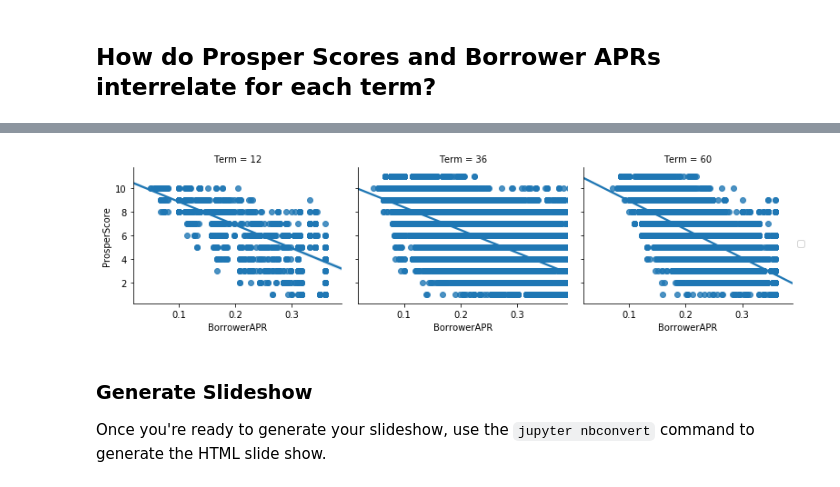
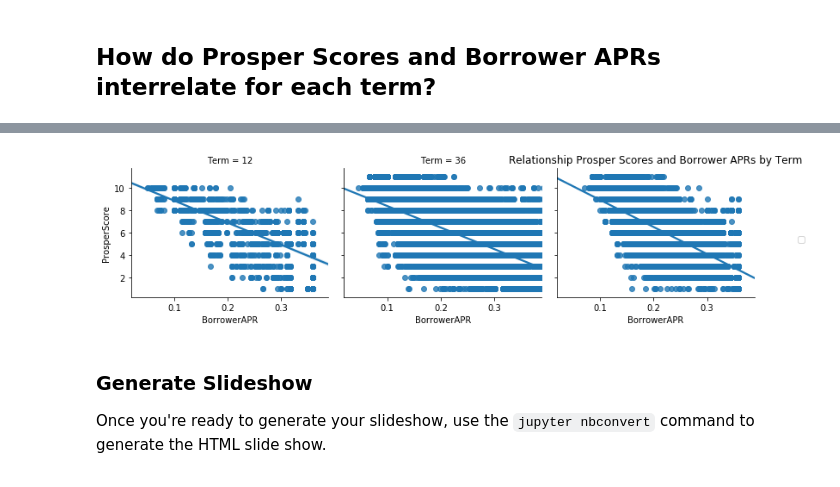
Before and after one commit to BLan28/Loan-Data-from-Prosper, a Jupyter notebook: Part_II_slide_deck_template.ipynb, the cells around one changed output, grey strips where cells are left out. Saved outputs shown, nothing was run; the diff lists cells and outputs as text; code cells hidden in the pictures.

```diff
--- a/Part_II_slide_deck_template.ipynb
+++ b/Part_II_slide_deck_template.ipynb
@@ -221,10 +240,11 @@ Overall, the 60-month term presents interesting patterns in Borrower APR and Pro
 # %%
 # Prosper rating effect on relationship of APR and loan amount
 g=sb.FacetGrid(data=loan_data, aspect=1.2, col='Term', col_wrap=3)
-g.map(sb.regplot, 'BorrowerAPR', 'ProsperScore');
+g.map(sb.regplot, 'BorrowerAPR', 'ProsperScore')
+plt.title('Relationship Prosper Scores and Borrower APRs by Term');
 g.add_legend();
 # %% [output]
-[figure, old version]
+[figure, new version]
 # %% [markdown]
 ### Generate Slideshow
 Once you're ready to generate your slideshow, use the `jupyter nbconvert` command to generate the HTML slide show.
```
Also changed, not shown: parts of 22 cells of this notebook, 2 other files.
